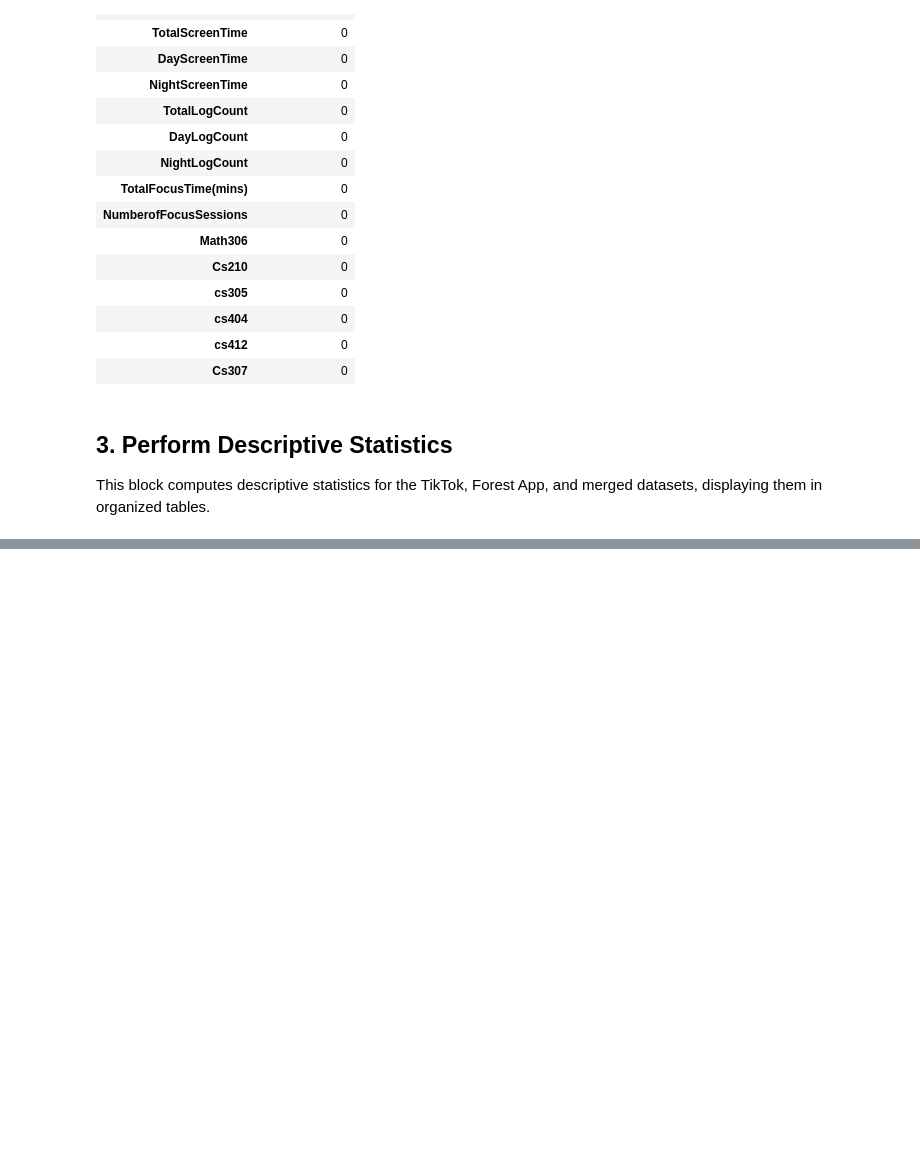
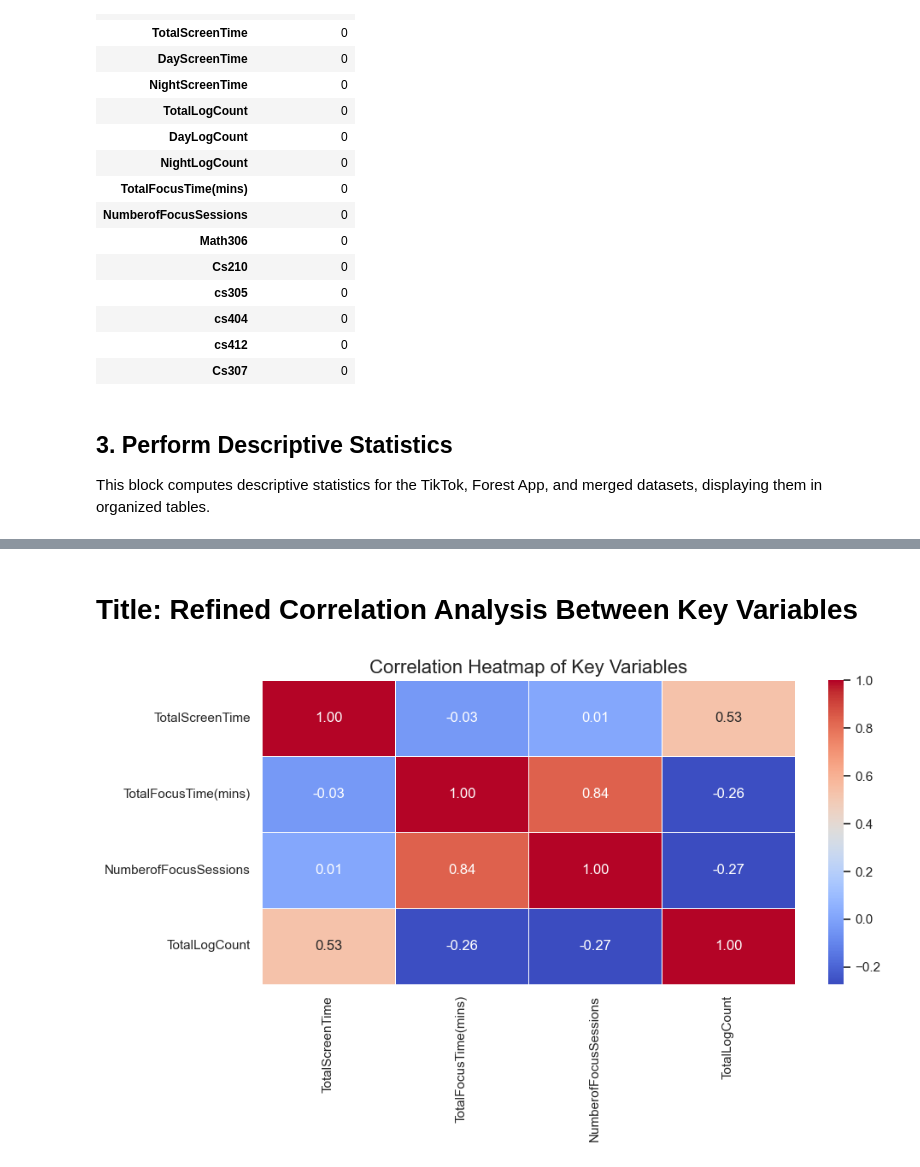
Before and after one commit to BilgeKaganY/social-media-productivity-analysis, a Jupyter notebook: DSA210_Project.ipynb, the cells around one changed output, grey strips where cells are left out. Drawn from its saved outputs; the diff is of its cells as text; code cells hidden in the pictures; blank space fills up the shorter version.

```diff
--- a/DSA210_Project.ipynb
+++ b/DSA210_Project.ipynb
@@ -235,0 +285,20 @@ Descriptive Statistics for Merged Data
+# %% [markdown]
+# Title: Refined Correlation Analysis Between Key Variables
+# %%
+# Title: Refined Correlation Analysis Between Key Variables
+
+# Select key columns for correlation analysis
+correlation_data = merged_data[['TotalScreenTime', 'TotalFocusTime(mins)',
+                                'NumberofFocusSessions', 'TotalLogCount']]
+
+# Compute the refined correlation matrix
+correlation_matrix = correlation_data.corr()
+
+# Plot heatmap
+plt.figure(figsize=(10, 6))
+sns.heatmap(correlation_matrix, annot=True, cmap="coolwarm", fmt=".2f", linewidths=0.5, cbar=True)
+plt.title("Correlation Heatmap of Key Variables", fontsize=16)
+plt.tight_layout()
+plt.show()
+# %% [output]
+[figure, added]
```
Also changed, not shown: parts of 4 cells of this notebook.
